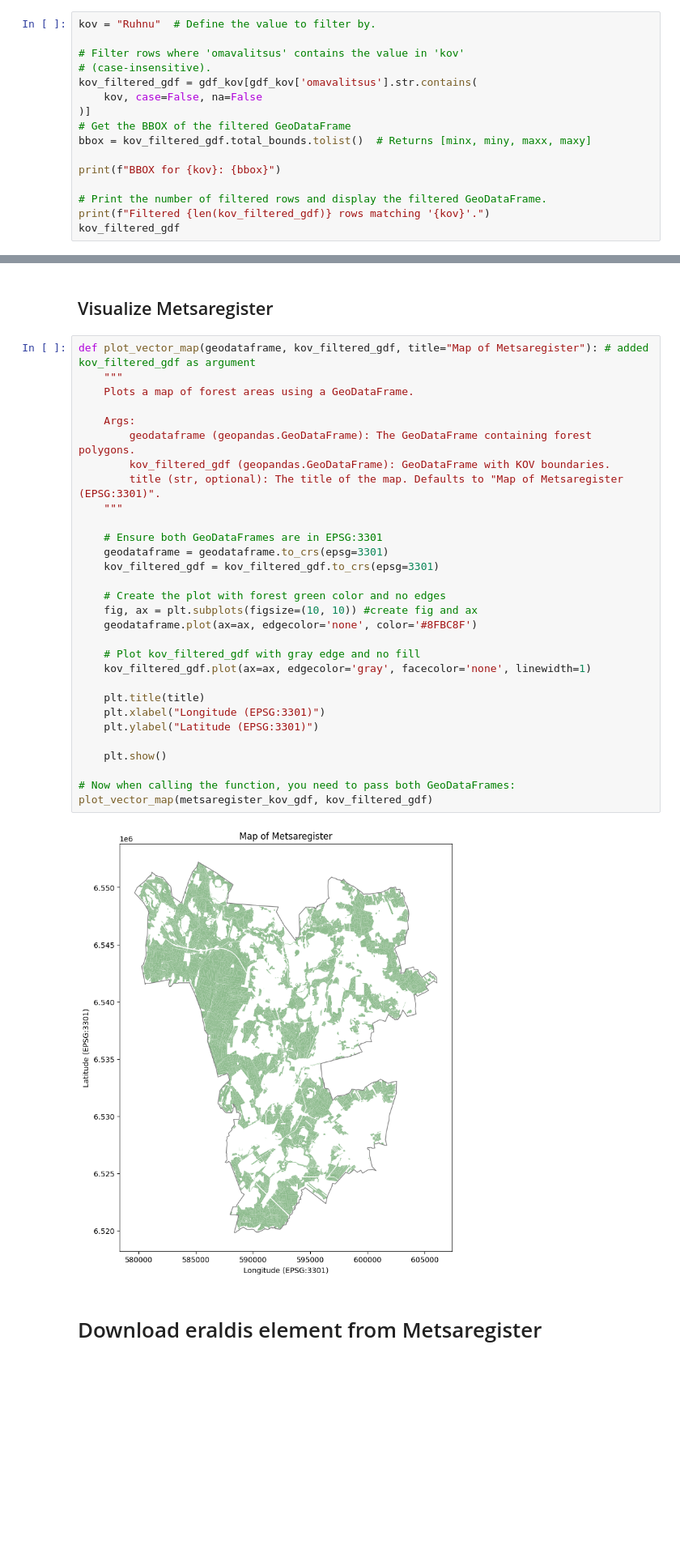
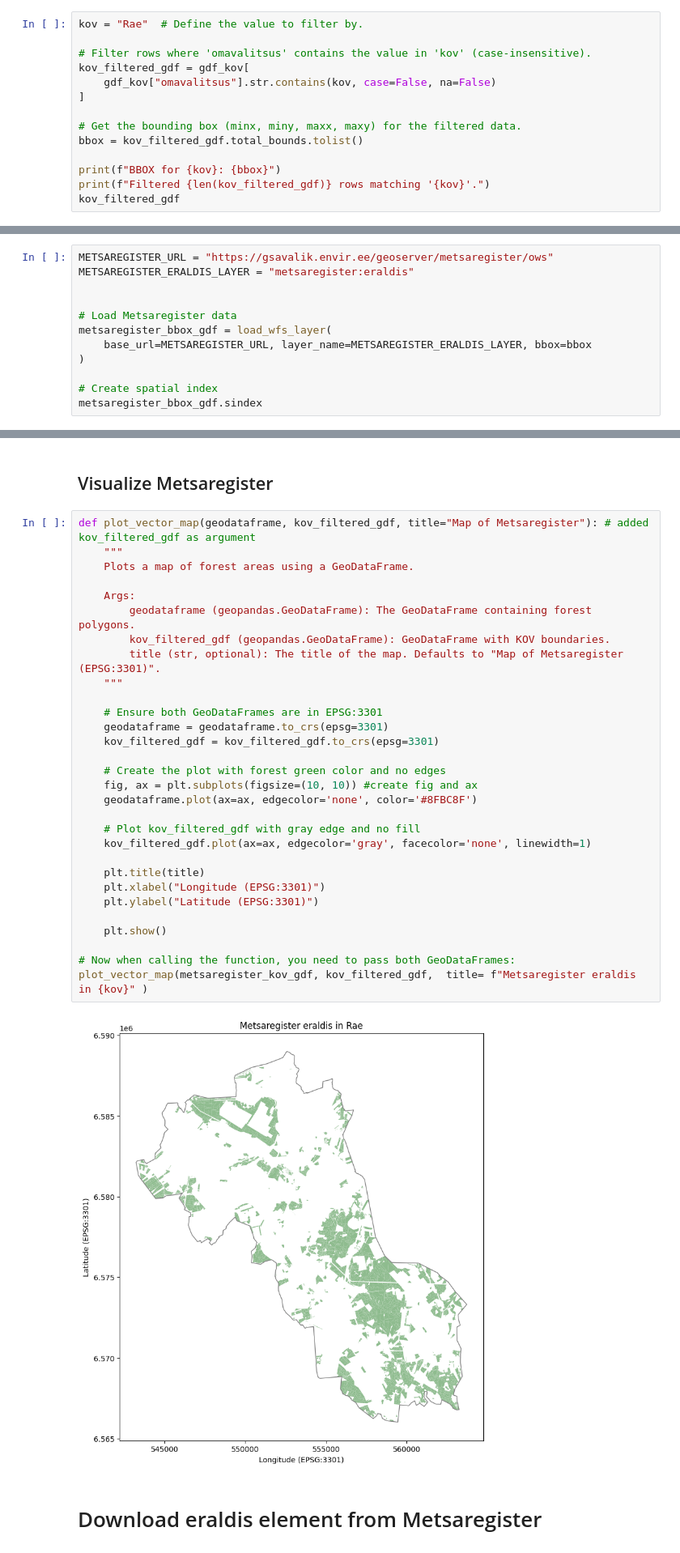
Before and after one commit to taavip/Forest-classification, a Jupyter notebook: work_sample.ipynb, the cells around one changed output, grey strips where cells are left out. Shown at 81% size. Saved outputs shown, nothing was run; the diff lists cells and outputs as text; blank space fills up the shorter version.

```diff
--- a/work_sample.ipynb
+++ b/work_sample.ipynb
@@ -162,19 +122,17 @@ Loaded 79 features from the EHAK layer
 # %% [markdown]
 # Selecting Local government
 # %%
-kov = "Ruhnu"  # Define the value to filter by.
+kov = "Rae"  # Define the value to filter by.
 
-# Filter rows where 'omavalitsus' contains the value in 'kov'
-# (case-insensitive).
-kov_filtered_gdf = gdf_kov[gdf_kov['omavalitsus'].str.contains(
-    kov, case=False, na=False
-)]
-# Get the BBOX of the filtered GeoDataFrame
-bbox = kov_filtered_gdf.total_bounds.tolist()  # Returns [minx, miny, maxx, maxy]
+# Filter rows where 'omavalitsus' contains the value in 'kov' (case-insensitive).
+kov_filtered_gdf = gdf_kov[
+    gdf_kov["omavalitsus"].str.contains(kov, case=False, na=False)
+]
+
+# Get the bounding box (minx, miny, maxx, maxy) for the filtered data.
+bbox = kov_filtered_gdf.total_bounds.tolist()
 
 print(f"BBOX for {kov}: {bbox}")
-
-# Print the number of filtered rows and display the filtered GeoDataFrame.
 print(f"Filtered {len(kov_filtered_gdf)} rows matching '{kov}'.")
 kov_filtered_gdf
 # %% [output]
@@ -232,0 +145,12 @@ Request URL: https://gsavalik.envir.ee/geoserver/metsaregister/ows?service=WFS&v
+# %%
+METSAREGISTER_URL = "https://gsavalik.envir.ee/geoserver/metsaregister/ows"
+METSAREGISTER_ERALDIS_LAYER = "metsaregister:eraldis"
+
+
+# Load Metsaregister data
+metsaregister_bbox_gdf = load_wfs_layer(
+    base_url=METSAREGISTER_URL, layer_name=METSAREGISTER_ERALDIS_LAYER, bbox=bbox
+)
+
+# Create spatial index
+metsaregister_bbox_gdf.sindex
@@ -304,35 +196,35 @@ Execution time: 1.6421258449554443 seconds
 # %%
 def plot_vector_map(geodataframe, kov_filtered_gdf, title="Map of Metsaregister"): # added kov_filtered_gdf as argument
     """
     Plots a map of forest areas using a GeoDataFrame.
 
     Args:
         geodataframe (geopandas.GeoDataFrame): The GeoDataFrame containing forest polygons.
         kov_filtered_gdf (geopandas.GeoDataFrame): GeoDataFrame with KOV boundaries.
         title (str, optional): The title of the map. Defaults to "Map of Metsaregister (EPSG:3301)".
     """
 
     # Ensure both GeoDataFrames are in EPSG:3301
     geodataframe = geodataframe.to_crs(epsg=3301)
     kov_filtered_gdf = kov_filtered_gdf.to_crs(epsg=3301)
 
     # Create the plot with forest green color and no edges
     fig, ax = plt.subplots(figsize=(10, 10)) #create fig and ax
     geodataframe.plot(ax=ax, edgecolor='none', color='#8FBC8F')
 
     # Plot kov_filtered_gdf with gray edge and no fill
     kov_filtered_gdf.plot(ax=ax, edgecolor='gray', facecolor='none', linewidth=1)
 
     plt.title(title)
     plt.xlabel("Longitude (EPSG:3301)")
     plt.ylabel("Latitude (EPSG:3301)")
 
     plt.show()
 
 # Now when calling the function, you need to pass both GeoDataFrames:
-plot_vector_map(metsaregister_kov_gdf, kov_filtered_gdf)
+plot_vector_map(metsaregister_kov_gdf, kov_filtered_gdf,  title= f"Metsaregister eraldis in {kov}" )
 # %% [output]
-[figure, old version]
+[figure, new version]
 # %% [markdown]
 # Download eraldis element from Metsaregister
 # %%
```
Also changed, not shown: parts of 28 cells of this notebook.
